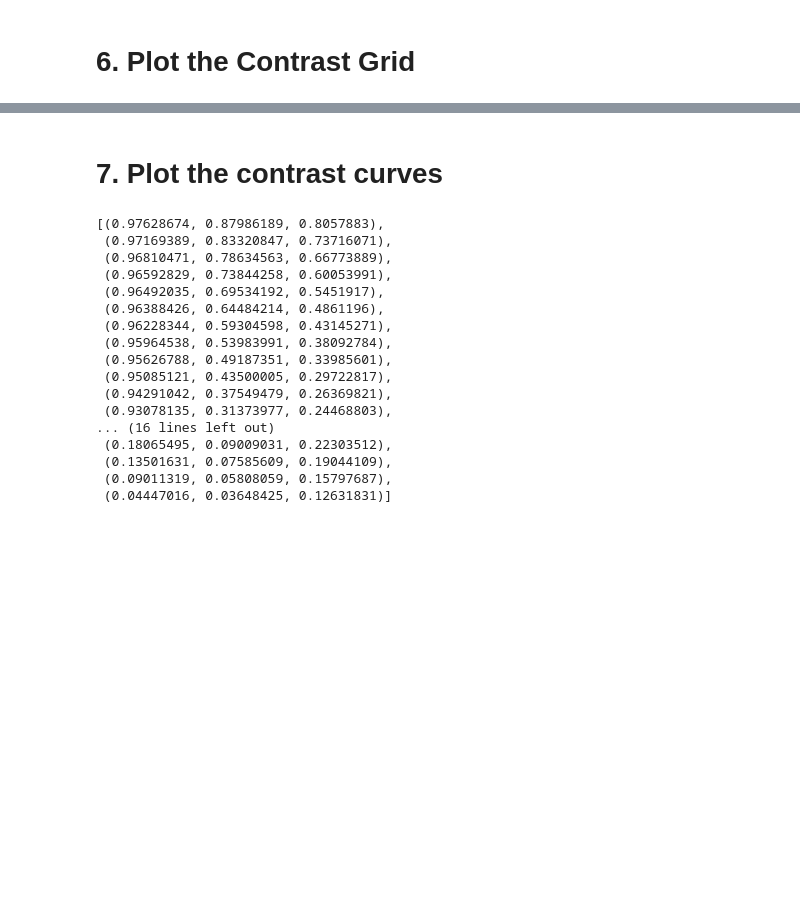
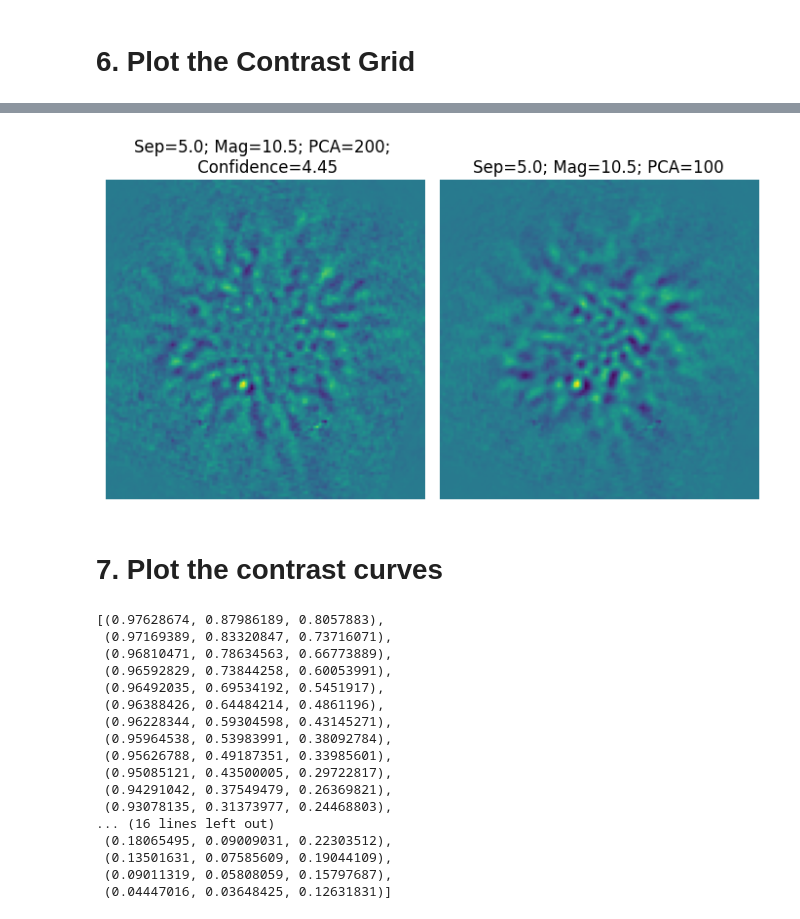
Before and after one commit to markusbonse/fours, a Jupyter notebook: notebooks/pca_baseline/01_Contrast_Grid_PCA_HD22049_310_0100_C-0656_A.ipynb, the cells around one changed output, grey strips where cells are left out. Drawn from its saved outputs; the diff is of its cells as text; code cells hidden in the pictures; blank space fills up the shorter version.

```diff
--- a/notebooks/pca_baseline/01_Contrast_Grid_PCA_HD22049_310_0100_C-0656_A.ipynb
+++ b/notebooks/pca_baseline/01_Contrast_Grid_PCA_HD22049_310_0100_C-0656_A.ipynb
@@ -310,0 +304,5 @@ fig.patch.set_facecolor('white')
+# %%
+# Build the index table to find all config files
+index_table = deepcopy(contrast_instance.contrast_results['PCA (006 components)'].idx_table)
+index_table.columns = flux_ratio2mag(index_table.columns)
+index_table.index = np.round(index_table.index, 1)
@@ -310,0 +351,29 @@ fig.patch.set_facecolor('white')
+# %%
+results_file = "/home/ipa/quanz/user_accounts/mbonse/2023_S4/70_results/03_contrast_grid/pca_baseline/limits/HD22049_310_0100_C-0656_A_/pca_limit_results.pkl"
+# %%
+with open(results_file, 'rb') as handle:
+    pca_limit_results = pickle.load(handle)
+# %%
+number = 1  # higher number = fainter planet
+sep = 5.0
+pca_sel = 100#components[7]
+planet_idx = 1
+
+mag, idx, pca, best_residual, all_residuals = pca_limit_results[sep][number]
+selected_residual = all_residuals[pca_sel]
+confidence = best_contrast_grid[sep][mag]
+# %%
+fig, (ax1, ax2) = plt.subplots(1, 2, figsize = (7, 4))
+
+ax1.imshow(best_residual[planet_idx])
+ax1.set_title("Sep=" + str(sep) + "; Mag=" + str(mag) + "; PCA=" + str(pca) +
+            "; \n Confidence=" + str(np.round(confidence, 2)))
+ax1.axis("off")
+
+ax2.imshow(selected_residual[planet_idx])
+ax2.set_title("Sep=" + str(sep) + "; Mag=" + str(mag) + "; PCA=" + str(pca_sel))
+_=ax2.axis("off")
+
+plt.tight_layout()
+# %% [output]
+[figure, added]
```
Also changed, not shown: parts of 26 cells of this notebook, 3 other files.
